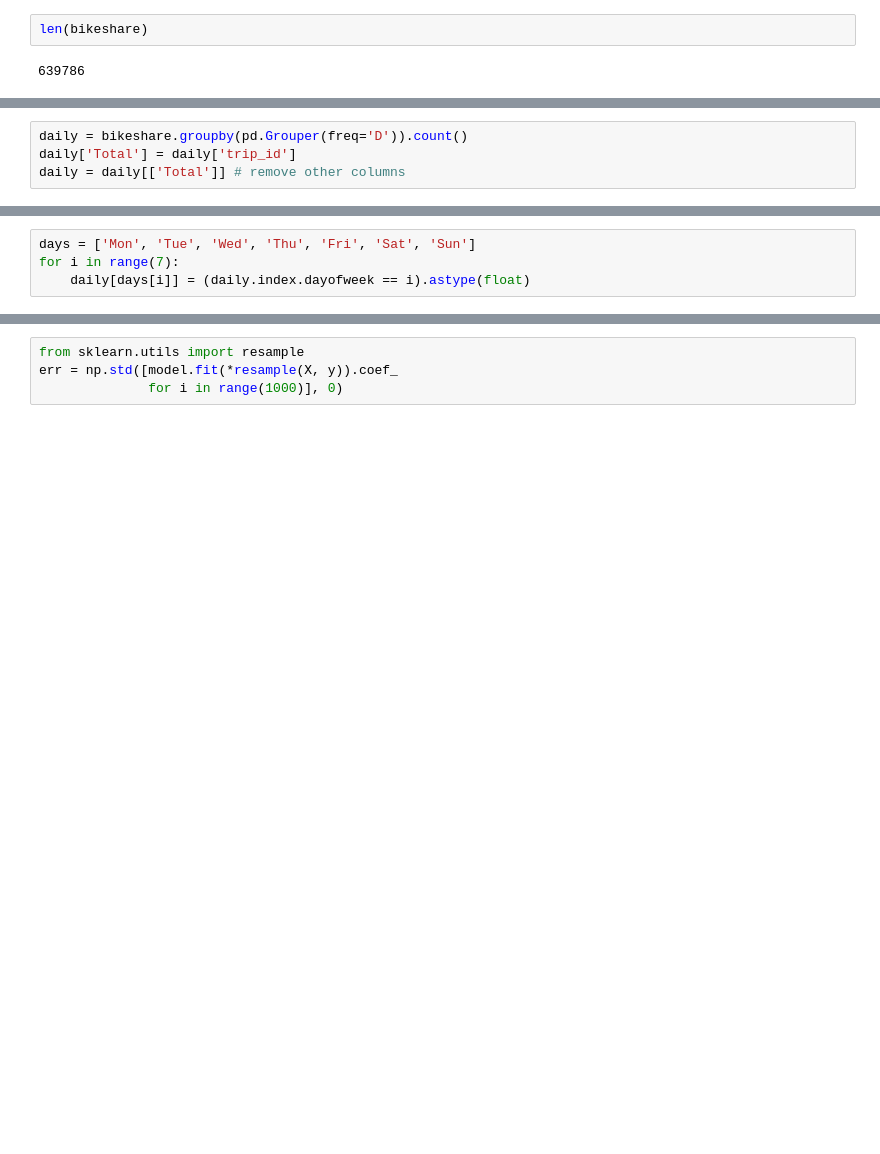
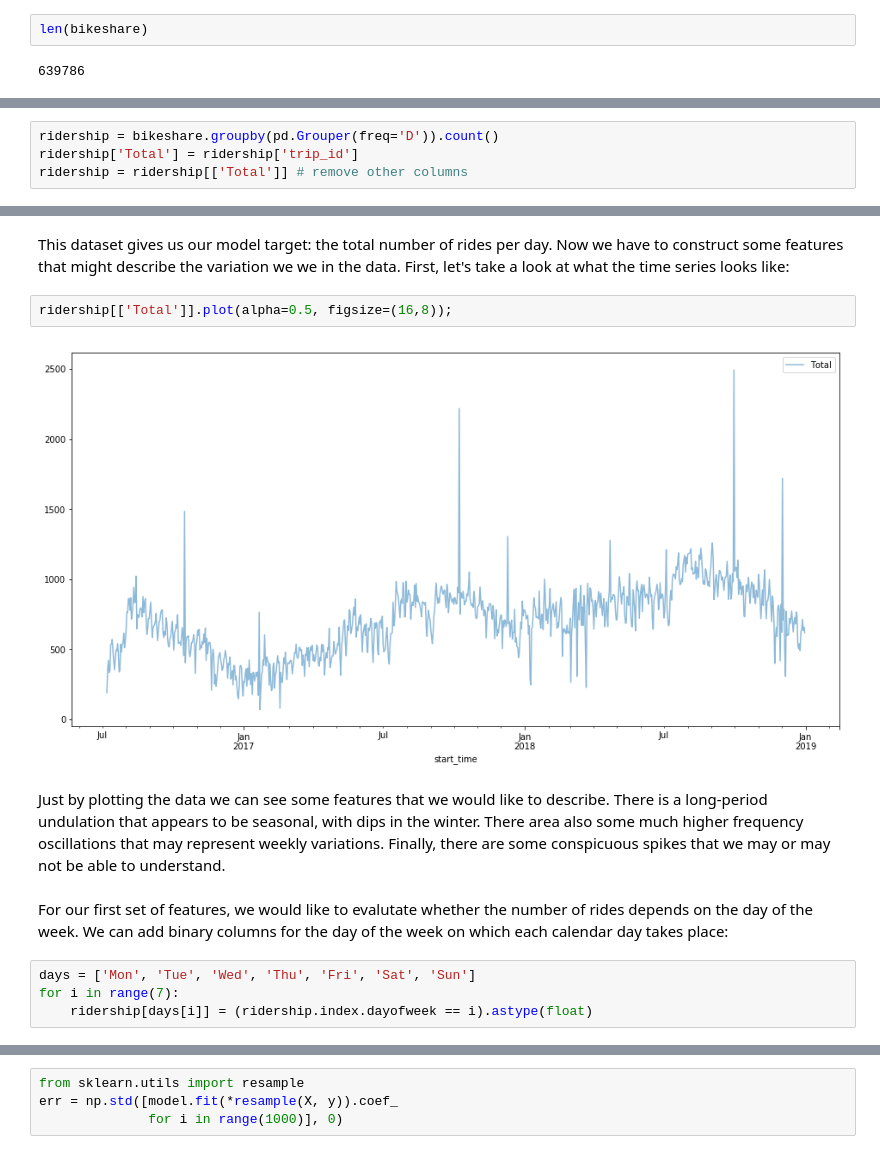
Before and after one commit to ian-r-rose/school-of-data-la-machine-learning, a Jupyter notebook: notebooks/metro-bikeshare-regression.ipynb, the cells around one changed output, grey strips where cells are left out. Drawn from its saved outputs; the diff is of its cells as text; blank space fills up the shorter version.

```diff
--- a/notebooks/metro-bikeshare-regression.ipynb
+++ b/notebooks/metro-bikeshare-regression.ipynb
@@ -31,4 +61,4 @@ len(bikeshare)
 # %%
-daily = bikeshare.groupby(pd.Grouper(freq='D')).count()
-daily['Total'] = daily['trip_id']
-daily = daily[['Total']] # remove other columns
+ridership = bikeshare.groupby(pd.Grouper(freq='D')).count()
+ridership['Total'] = ridership['trip_id']
+ridership = ridership[['Total']] # remove other columns
@@ -35,4 +87,18 @@ daily = daily[['Total']] # remove other columns
+# %% [markdown]
+This dataset gives us our model target: the total number of rides per day.
+Now we have to construct some features that might describe the variation we we in the data. First, let's take a look at what the time series looks like:
+# %%
+ridership[['Total']].plot(alpha=0.5, figsize=(16,8));
+# %% [output]
+[figure, added]
+# %% [markdown]
+Just by plotting the data we can see some features that we would like to describe.
+There is a long-period undulation that appears to be seasonal, with dips in the winter.
+There area also some much higher frequency oscillations that may represent weekly variations.
+Finally, there are some conspicuous spikes that we may or may not be able to understand.
+# %% [markdown]
+For our first set of features, we would like to evalutate whether the number of rides depends on the day of the week. We can add binary columns for the day of the week on which each calendar day takes place:
 # %%
 days = ['Mon', 'Tue', 'Wed', 'Thu', 'Fri', 'Sat', 'Sun']
 for i in range(7):
-    daily[days[i]] = (daily.index.dayofweek == i).astype(float)
+    ridership[days[i]] = (ridership.index.dayofweek == i).astype(float)
```
Also changed, not shown: parts of 49 cells of this notebook, 1 other file.
